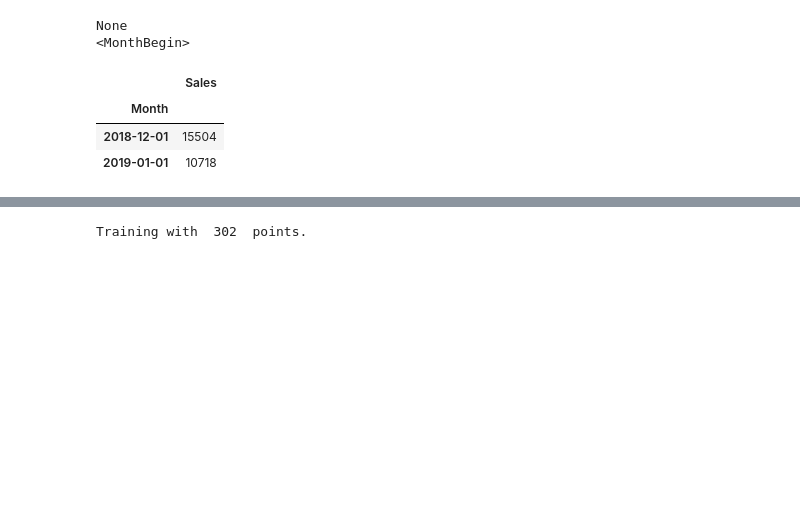
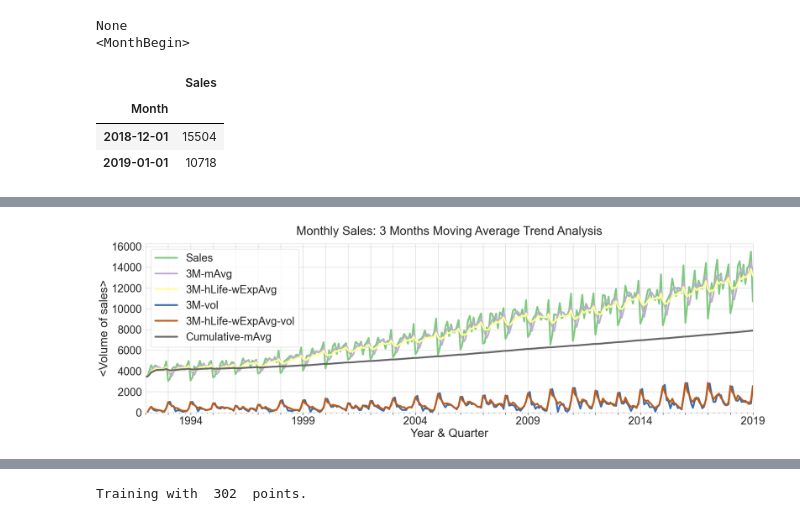
Before and after one commit to ivheredia/Time-Series-Forecast, a Jupyter notebook: Forecast_sales.ipynb, the cells around one changed output, grey strips where cells are left out. Saved outputs shown, nothing was run; the diff lists cells and outputs as text; code cells hidden in the pictures; blank space fills up the shorter version.

```diff
--- a/Forecast_sales.ipynb
+++ b/Forecast_sales.ipynb
@@ -515,0 +146,28 @@ Warnings:
+# %%
+# Simple Moving Average Trend Analysis
+#   --> help to identify areas of support ad resistance.
+#   --> filters out random noise / smoothes out fluctuations.
+
+# Windowing (group) every 3 months (1 quarter) to smooth series and find volatility.
+df["3M-mAvg"] = df["Sales"].rolling(window=3).mean()
+df['3M-vol'] = df['Sales'].rolling(window=3).std()
+
+# Also try exponential weighted moving average:
+df['3M-hLife-wExpAvg'] = df["Sales"].ewm(halflife="90 days", times=df.index).mean()
+df['3M-hLife-wExpAvg-vol'] = df["Sales"].ewm(halflife="90 days", times=df.index).std()
+
+# And cumulative (all previous points w/o weighting) moving average
+df['Cumulative-mAvg'] = df['Sales'].expanding().mean()
+# %%
+# Plot moving averages and volatility:
+ax =  df[['Sales', '3M-mAvg','3M-hLife-wExpAvg','3M-vol','3M-hLife-wExpAvg-vol','Cumulative-mAvg']].plot(legend =True, grid = True, figsize =(25,7), fontsize = 25, colormap = 'Accent', linestyle='-', linewidth = 4)
+setup_ticks(ax)
+ax.set_ylim(ymin=0)
+plt.ylabel('<Volume of sales>', fontsize = 27)
+plt.xlabel('Year & Quarter', fontsize = 27)
+plt.title('Monthly Sales: 3 Months Moving Average Trend Analysis', fontsize = 28, pad=20)
+plt.legend(loc='upper left', fontsize = 25)
+plt.xticks(rotation=0,horizontalalignment="center")
+ax.autoscale(enable=True, axis='x', tight=True)
+# %% [output]
+[figure, added]
```
Also changed, not shown: parts of 79 cells of this notebook, 1 other file.
